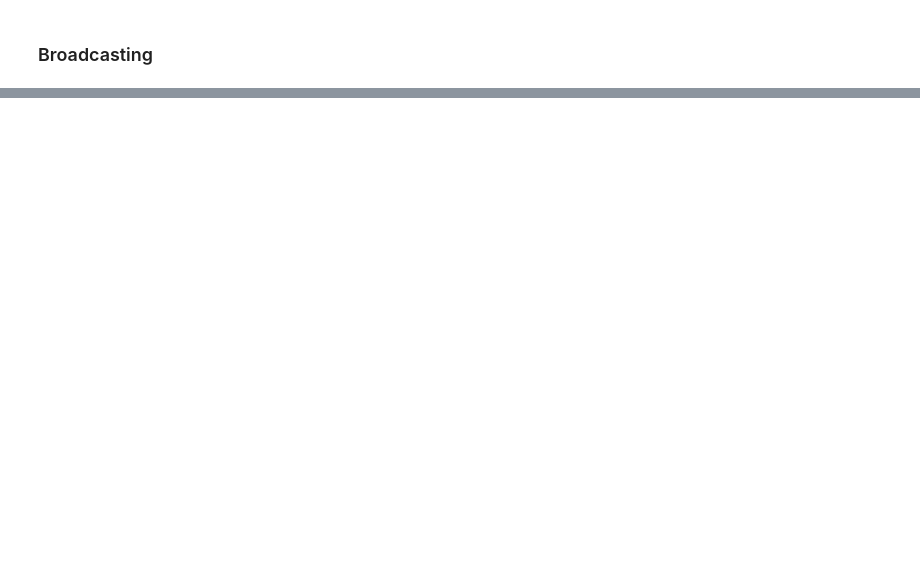
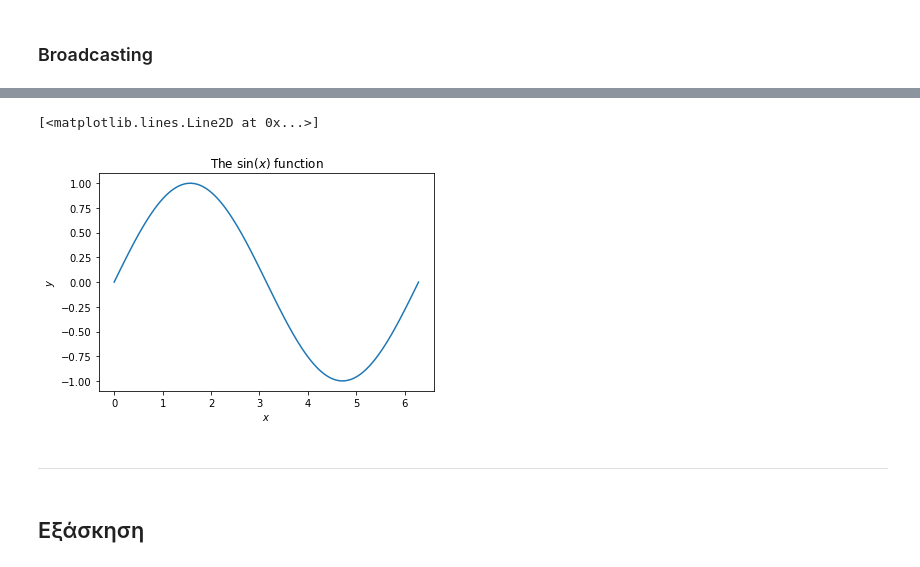
Before and after one commit to schanlar/python-UoC, a Jupyter notebook: 02.Data_Processing/01_numpy.ipynb, the cells around one changed output, grey strips where cells are left out. Cells and saved outputs as stored; diff of their text form; code cells hidden in the pictures; blank space fills up the shorter version.

```diff
--- a/02.Data_Processing/01_numpy.ipynb
+++ b/02.Data_Processing/01_numpy.ipynb
@@ -483,0 +746,21 @@ print(np.where((a >= 19) | (a < 11 ))) # Logical or
+# %%
+# Create an x-space consisting of 100 points
+x = np.linspace(0.0, 2.0 * np.pi, 100)
+
+# Find the corresponding y-space
+y = np.sin(x)
+
+
+plt.xlabel(r"$x$")
+plt.ylabel(r"$y$")
+plt.title(r"The $\sin(x)$ function")
+
+# a simple x-y plot
+plt.plot(x, y)
+# %% [output]
+[<matplotlib.lines.Line2D at 0x...>]
+[figure, added]
+# %% [markdown]
+---
+# %% [markdown]
+## Εξάσκηση
```
Also changed, not shown: parts of 36 cells of this notebook.
